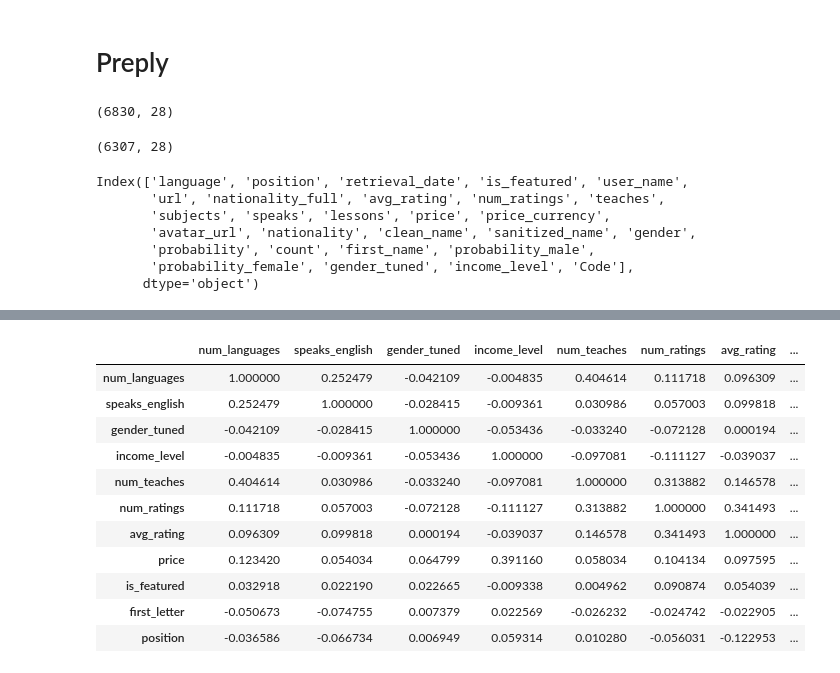
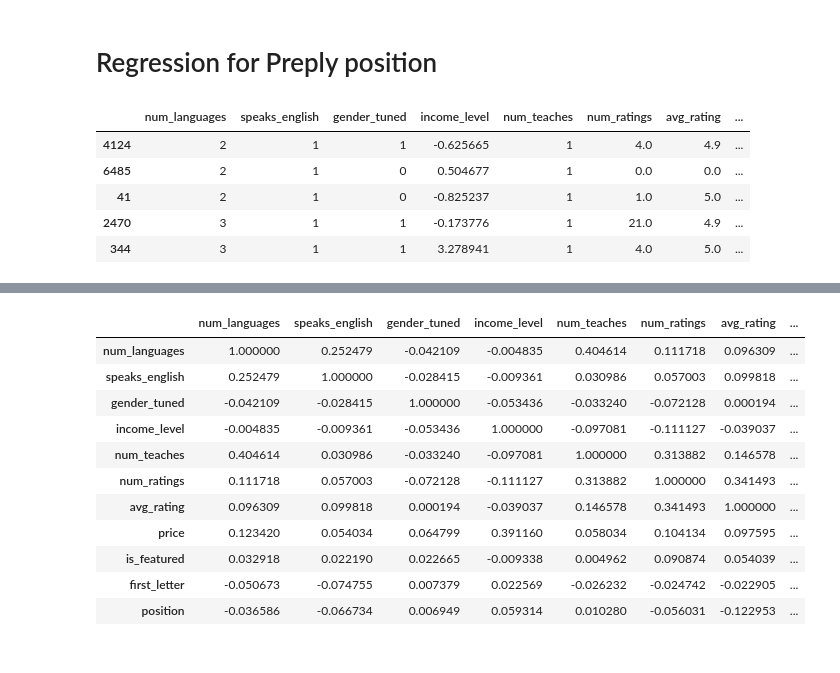
Before and after one commit to javirandor/online-tutoring-analysis, a Jupyter notebook: analysis/modeling_ranking/Regression for Position Preply.ipynb, the cells around one changed output, grey strips where cells are left out. Saved outputs shown, nothing was run; the diff lists cells and outputs as text; code cells hidden in the pictures.

```diff
--- a/analysis/modeling_ranking/Regression for Position Preply.ipynb
+++ b/analysis/modeling_ranking/Regression for Position Preply.ipynb
@@ -5,28 +3,13 @@ language = 'English'
 # %% [markdown]
-# Preply
+# Regression for Preply position
 # %%
-preply = pd.read_csv('../data/results/final_dataframes/preply.csv', index_col=0)
+preply = pd.read_csv('../../data/model_ranking/preply.csv', index_col=0)
-# %%
-preply_lang = preply#[preply['language']==language]
-preply_lang = preply_lang.sort_values(by='position', ascending=True)
-preply_lang.shape
-# %% [output]
-(6830, 28)
-# %%
-# Remove duplicates
-preply_lang = preply_lang.drop_duplicates(subset=['user_name', 'language'])
-preply_lang.shape
-# %% [output]
-(6307, 28)
 # %%
-preply_lang.head()
+preply.head()
+# %% [output]
+|  | num_languages | speaks_english | gender_tuned | income_level | num_teaches | num_ratings | avg_rating | ... |
+| 4124 | 2 | 1 | 1 | -0.625665 | 1 | 4.0 | 4.9 | ... |
+| 6485 | 2 | 1 | 0 | 0.504677 | 1 | 0.0 | 0.0 | ... |
+| 41 | 2 | 1 | 0 | -0.825237 | 1 | 1.0 | 5.0 | ... |
+| 2470 | 3 | 1 | 1 | -0.173776 | 1 | 21.0 | 4.9 | ... |
+| 344 | 3 | 1 | 1 | 3.278941 | 1 | 4.0 | 5.0 | ... |
-# %%
-preply_lang.columns
-# %% [output]
-Index(['language', 'position', 'retrieval_date', 'is_featured', 'user_name',
-       'url', 'nationality_full', 'avg_rating', 'num_ratings', 'teaches',
-       'subjects', 'speaks', 'lessons', 'price', 'price_currency',
-       'avatar_url', 'nationality', 'clean_name', 'sanitized_name', 'gender',
-       'probability', 'count', 'first_name', 'probability_male',
-       'probability_female', 'gender_tuned', 'income_level', 'Code'],
-      dtype='object')
```
Also changed, not shown: parts of 47 cells of this notebook, 12 other files.
